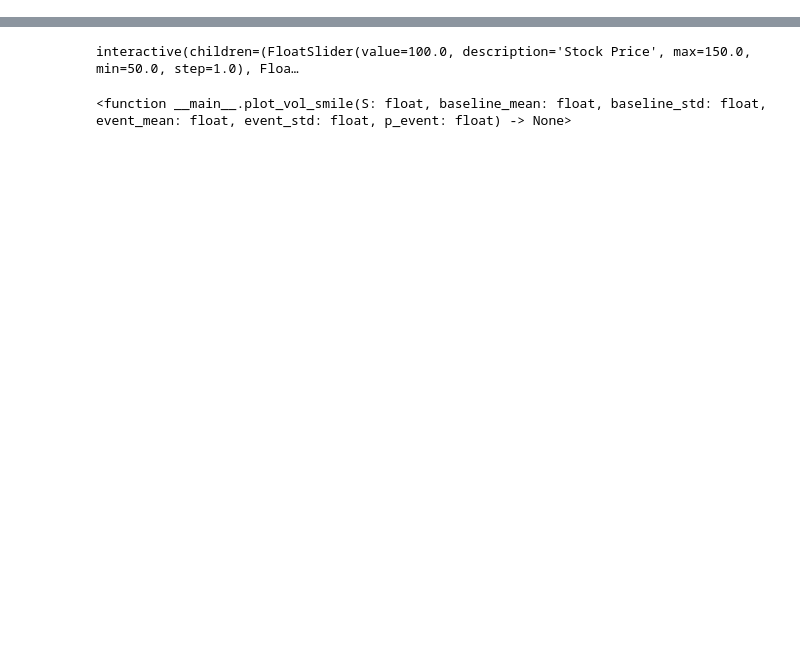
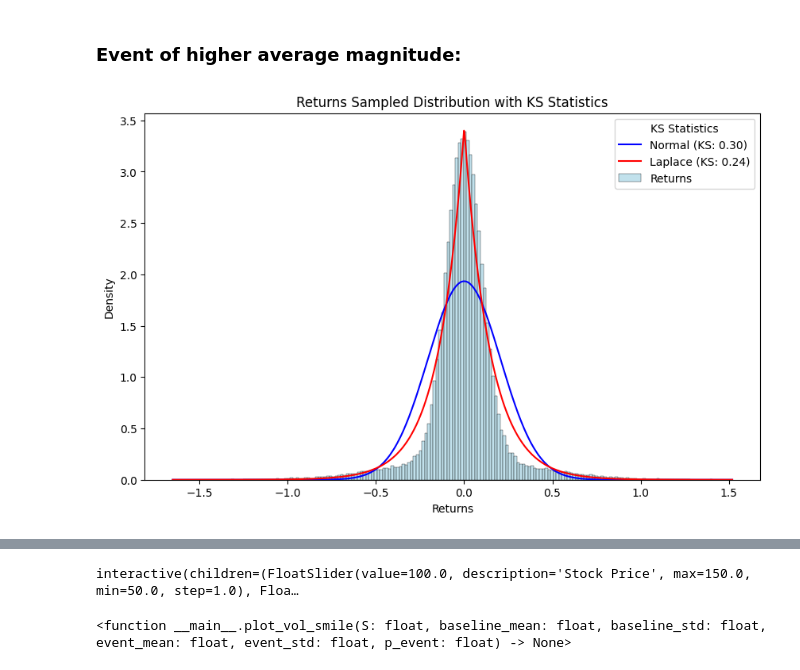
Before and after one commit to arham-habib/personal-projects, a Jupyter notebook: return_mixture_model.ipynb, the cells around one changed output, grey strips where cells are left out. Drawn from its saved outputs; the diff is of its cells as text; code cells hidden in the pictures; blank space fills up the shorter version.

```diff
--- a/return_mixture_model.ipynb
+++ b/return_mixture_model.ipynb
@@ -102,0 +139,12 @@ interactive(children=(FloatLogSlider(value=1.0, description='Base Std', max=1.0,
+# %% [markdown]
+### Event of higher average magnitude:
+# %%
+plot_return_distribution_with_bernoulli_events(
+        background_std = .1,
+        event_prob = 0.2,
+        event_std = .4,
+        background_mean = 0.0,
+        event_mean = 0.0
+)
+# %% [output]
+[figure, added]
```
Also changed, not shown: parts of 33 cells of this notebook.
